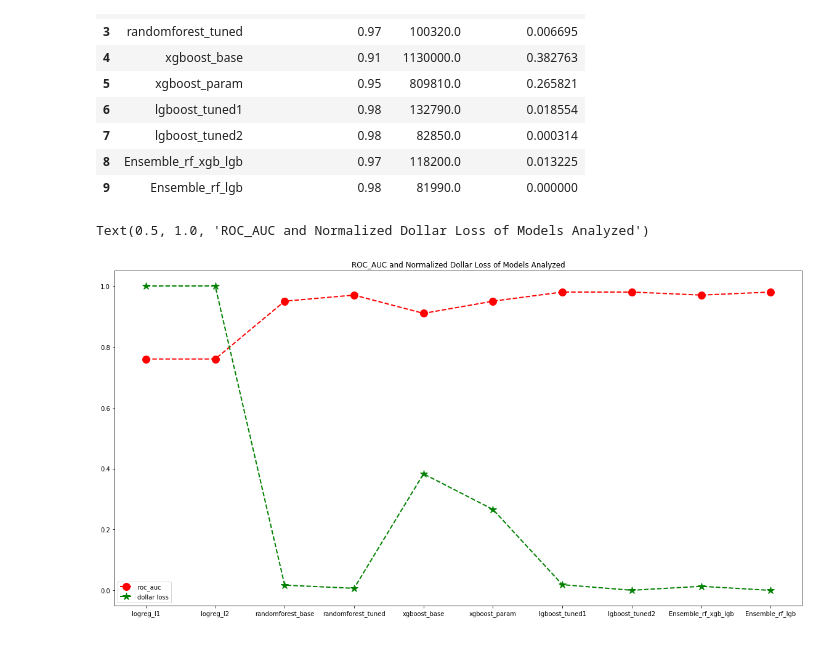
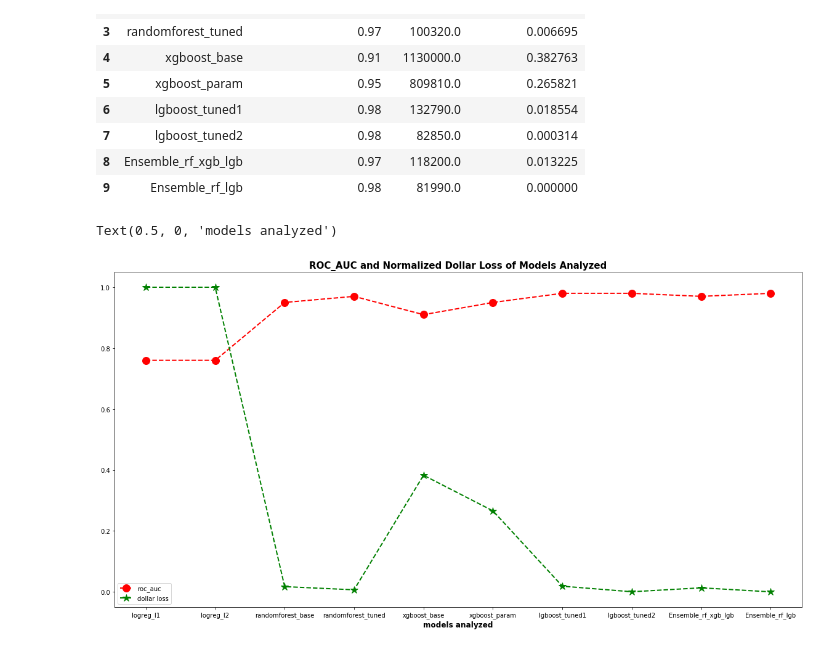
Before and after one commit to tanvi-arora/usecases, a Jupyter notebook: Finalproj/WriteUp_Combine_V5.ipynb, the cells around one changed output. Saved outputs shown, nothing was run; the diff lists cells and outputs as text; code cells hidden in the pictures.

Commit message:
corrected plot

```diff
--- a/Finalproj/WriteUp_Combine_V5.ipynb
+++ b/Finalproj/WriteUp_Combine_V5.ipynb
@@ -1533,9 +1533,10 @@ model_score_df
 # %%
 plt.figure(figsize=(20,10))
 plt.plot(model_score_df['model_name'], model_score_df['model_roc_auc_score'], color='red', marker='o', linestyle='dashed',linewidth=2, markersize=12,label='roc_auc')
 plt.plot(model_score_df['model_name'], model_score_df['model_loss_norm'], color='green', marker='*', linestyle='dashed',linewidth=2, markersize=12,label='dollar loss')
 plt.legend()
-plt.title("ROC_AUC and Normalized Dollar Loss of Models Analyzed")
+plt.title("ROC_AUC and Normalized Dollar Loss of Models Analyzed",fontdict={'fontsize':15,'fontweight':'bold'})
+plt.xlabel("models analyzed",fontdict={'fontsize':12,'fontweight':'bold'})
 # %% [output]
-Text(0.5, 1.0, 'ROC_AUC and Normalized Dollar Loss of Models Analyzed')
+Text(0.5, 0, 'models analyzed')
-[figure, old version]
+[figure, new version]
```
Also changed, not shown: 1 other file.
